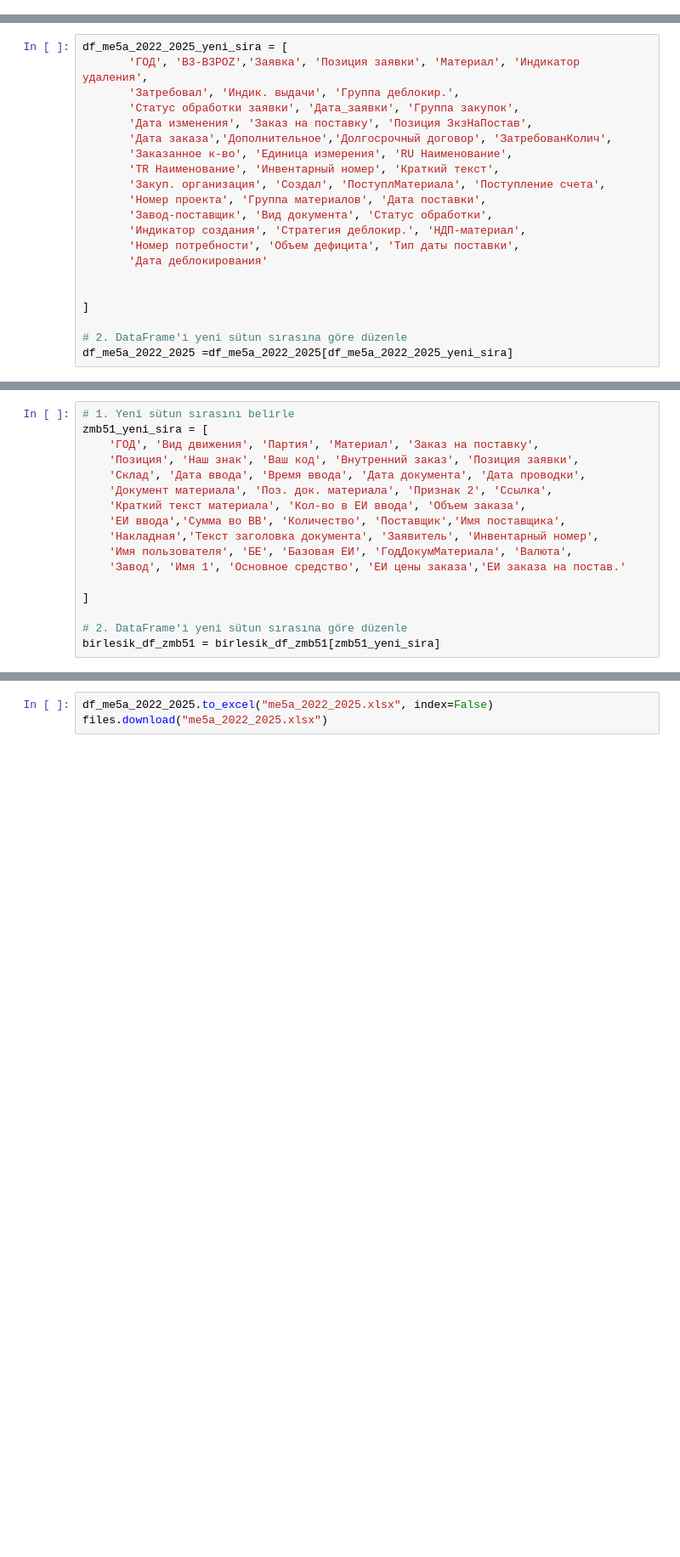
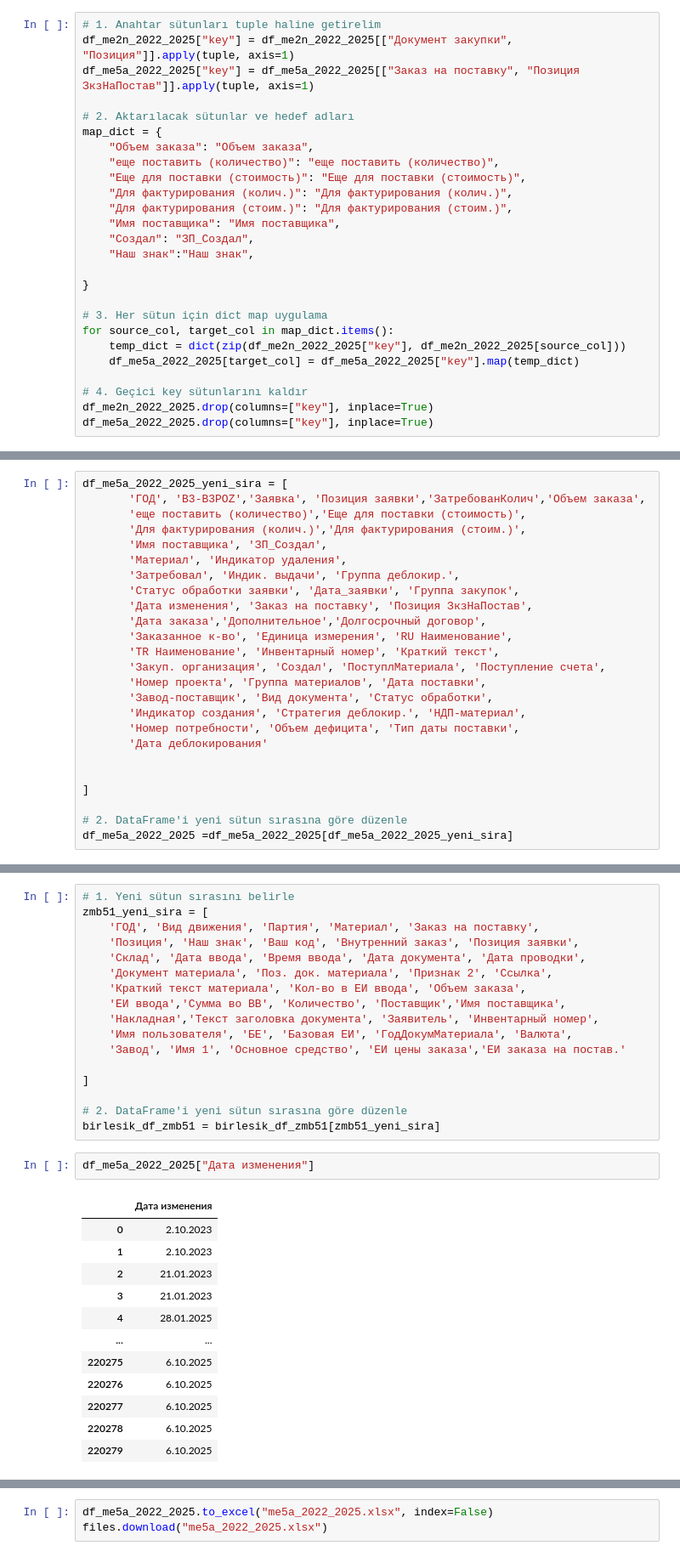
Before and after one commit to tsm-mehmetakiftasoz/tsm_makif, a Jupyter notebook: ortayakarisikbitmemis10.ipynb, the cells around one changed output, grey strips where cells are left out. Shown at 85% size. Saved outputs shown, nothing was run; the diff lists cells and outputs as text; blank space fills up the shorter version.

```diff
--- a/ortayakarisikbitmemis10.ipynb
+++ b/ortayakarisikbitmemis10.ipynb
@@ -698,3 +694,29 @@ df_me2n_2022_2025_analog["RU Наименование_ВЗ"] = df_me2n_2022_2025
 # %%
 df_me2n_2022_2025_analog = df_me2n_2022_2025_analog.rename(columns={"Наименование RU": "Наименование RU_ЗП"})
 df_me2n_2022_2025_analog = df_me2n_2022_2025_analog.rename(columns={"Наименование TR": "Наименование TR_ЗП"})
+# %%
+# 1. Anahtar sütunları tuple haline getirelim
+df_me2n_2022_2025["key"] = df_me2n_2022_2025[["Документ закупки", "Позиция"]].apply(tuple, axis=1)
+df_me5a_2022_2025["key"] = df_me5a_2022_2025[["Заказ на поставку", "Позиция ЗкзНаПостав"]].apply(tuple, axis=1)
+
+# 2. Aktarılacak sütunlar ve hedef adları
+map_dict = {
+    "Объем заказа": "Объем заказа",
+    "еще поставить (количество)": "еще поставить (количество)",
+    "Еще для поставки (стоимость)": "Еще для поставки (стоимость)",
+    "Для фактурирования (колич.)": "Для фактурирования (колич.)",
+    "Для фактурирования (стоим.)": "Для фактурирования (стоим.)",
+    "Имя поставщика": "Имя поставщика",
+    "Создал": "ЗП_Создал",
+    "Наш знак":"Наш знак",
+
+}
+
+# 3. Her sütun için dict map uygulama
+for source_col, target_col in map_dict.items():
+    temp_dict = dict(zip(df_me2n_2022_2025["key"], df_me2n_2022_2025[source_col]))
+    df_me5a_2022_2025[target_col] = df_me5a_2022_2025["key"].map(temp_dict)
+
+# 4. Geçici key sütunlarını kaldır
+df_me2n_2022_2025.drop(columns=["key"], inplace=True)
+df_me5a_2022_2025.drop(columns=["key"], inplace=True)
@@ -754,10 +815,14 @@ df_me5a_2022_2025.rename(columns={"'Дата заявки": "Дата_заявк
 # %%
 df_me5a_2022_2025_yeni_sira = [
-       'ГОД', 'B3-B3POZ','Заявка', 'Позиция заявки', 'Материал', 'Индикатор удаления',
+       'ГОД', 'B3-B3POZ','Заявка', 'Позиция заявки','ЗатребованКолич','Объем заказа',
+       'еще поставить (количество)','Еще для поставки (стоимость)',
+       'Для фактурирования (колич.)','Для фактурирования (стоим.)',
+       'Имя поставщика', 'ЗП_Создал',
+       'Материал', 'Индикатор удаления',
        'Затребовал', 'Индик. выдачи', 'Группа деблокир.',
        'Статус обработки заявки', 'Дата_заявки', 'Группа закупок',
        'Дата изменения', 'Заказ на поставку', 'Позиция ЗкзНаПостав',
-       'Дата заказа','Дополнительное','Долгосрочный договор', 'ЗатребованКолич',
+       'Дата заказа','Дополнительное','Долгосрочный договор',
        'Заказанное к-во', 'Единица измерения', 'RU Наименование',
        'TR Наименование', 'Инвентарный номер', 'Краткий текст',
        'Закуп. организация', 'Создал', 'ПоступлМатериала', 'Поступление счета',
@@ -814,3 +879,18 @@ zmb51_yeni_sira = [
 
 # 2. DataFrame'i yeni sütun sırasına göre düzenle
 birlesik_df_zmb51 = birlesik_df_zmb51[zmb51_yeni_sira]
+# %%
+df_me5a_2022_2025["Дата изменения"]
+# %% [output]
+|  | Дата изменения |
+| 0 | 2.10.2023 |
+| 1 | 2.10.2023 |
+| 2 | 21.01.2023 |
+| 3 | 21.01.2023 |
+| 4 | 28.01.2025 |
+| ... | ... |
+| 220275 | 6.10.2025 |
+| 220276 | 6.10.2025 |
+| 220277 | 6.10.2025 |
+| 220278 | 6.10.2025 |
+| 220279 | 6.10.2025 |
```
Also changed, not shown: parts of 15 cells of this notebook.
